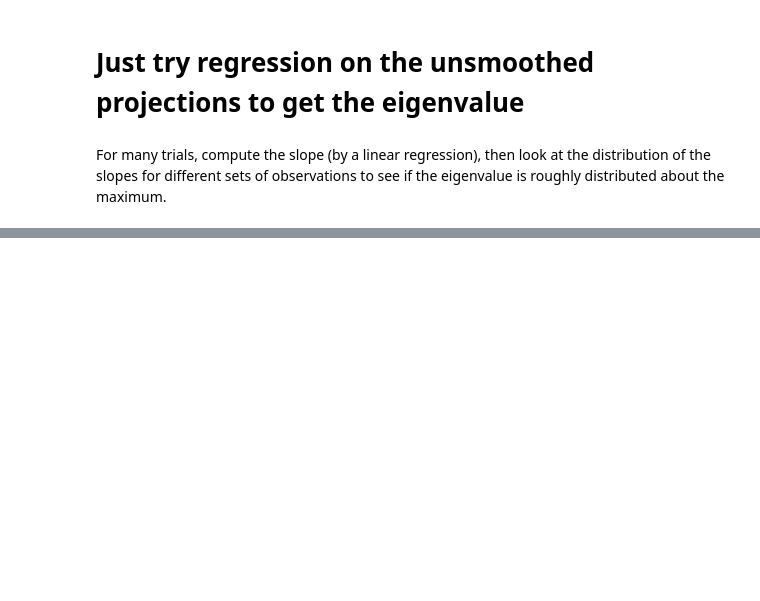
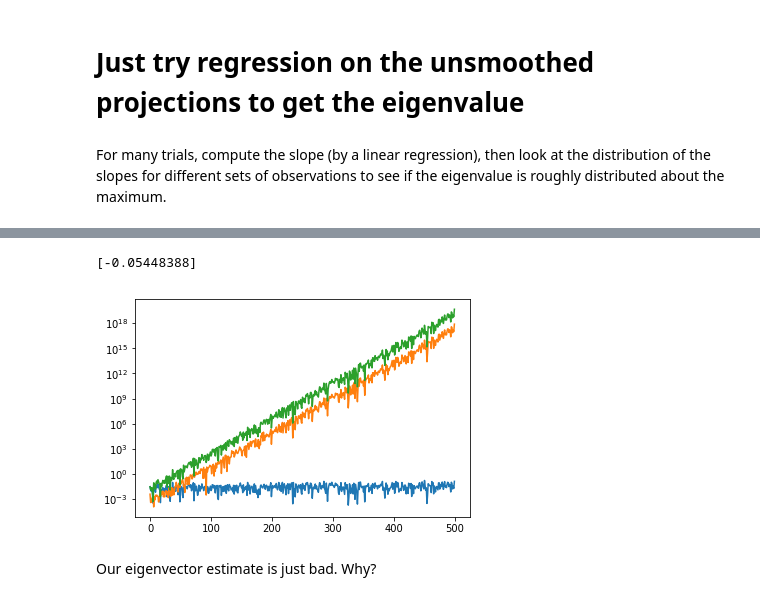
Before and after one commit to rahularya50/control-proj, a Jupyter notebook: Jupyter Notebooks/Randomized Eigenvalues (Diagonal Case).ipynb, the cells around one changed output, grey strips where cells are left out. Drawn from its saved outputs; the diff is of its cells as text; code cells hidden in the pictures; blank space fills up the shorter version.

```diff
--- a/Jupyter Notebooks/Randomized Eigenvalues (Diagonal Case).ipynb
+++ b/Jupyter Notebooks/Randomized Eigenvalues (Diagonal Case).ipynb
@@ -180,11 +185,25 @@ Does dimensionality seem to affect variance? Additionally, initial condition/shi
 # I don't think this code works, but not because of errors in the code, but because of a conceptual stop.
 eig_vec_result = np.zeros([trials, dim])
 
-fit_num = 10
+fit_num = 1
 
 for i in range(fit_num):
-    d_s = obs_vecs[N*i:N*(i+1), :]
+    d_s = np.array(obs_vecs[N*i:N*(i+1), :])
     for j in range(N):
-        d_s[j, :] = d_s[j, :] * (np.exp(r_result[i,0]) ** j)
+        d_s[j, :] *= np.exp(r_result[i,0]) ** j
     vec_result , _, _, _ = np.linalg.lstsq(d_s, abs(obs[:,i]), rcond=None)
-    eig_vec_result[i, :] = vec_result.reshape([1, dim])/np.linalg.norm(vec_result)
+    vec_result /= np.linalg.norm(vec_result)
+    eig_vec_result[i, :] = vec_result.reshape([1, dim])
+# %%
+print(eig_vec_result[0,:].dot(max_eigvec))
+
+plt.plot(abs(obs_vecs[0:N,:].dot(vec_result)))
+plt.plot(abs(obs[:,0]))
+plt.plot(abs(d_s[0:N,:].dot(vec_result)))
+
+plt.yscale('log')
+# %% [output]
+[-0.05448388]
+[figure, added]
+# %% [markdown]
+Our eigenvector estimate is just bad. Why?
```
Also changed, not shown: parts of 8 cells of this notebook, 1 other file.
